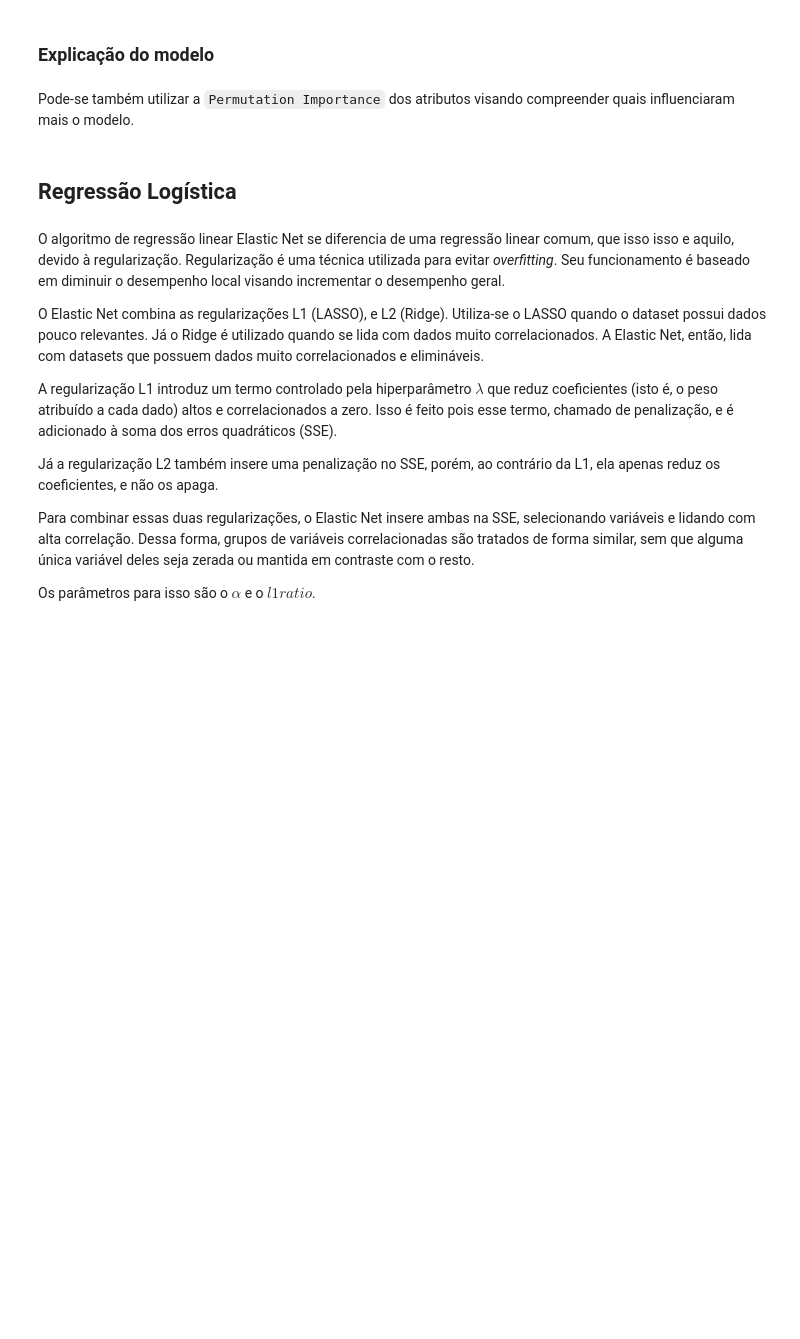
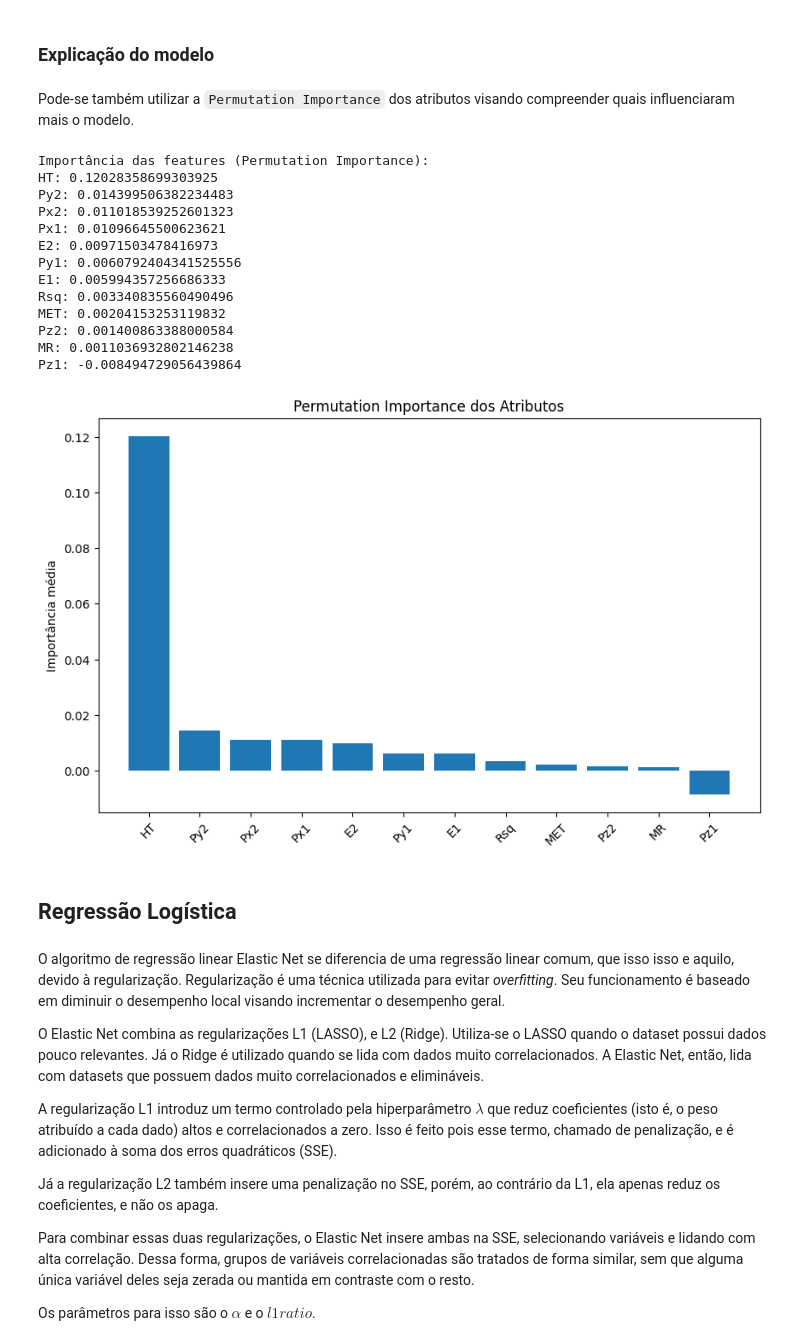
Before and after one commit to ComicDeath/Proton-Collision-Classifier, a Jupyter notebook: Proton-Collision-Classifier.ipynb, the cells around one changed output. Saved outputs shown, nothing was run; the diff lists cells and outputs as text; code cells hidden in the pictures; blank space fills up the shorter version.

```diff
--- a/Proton-Collision-Classifier.ipynb
+++ b/Proton-Collision-Classifier.ipynb
@@ -571,26 +558,42 @@ Pode-se também utilizar a `Permutation Importance` dos atributos visando compre
 # %%
 resultado_perm = permutation_importance(
     modelo_knn_pipeline,
     X_teste,
     y_teste,
-    n_repeats=30,
+    n_repeats=5,
     random_state=semente_aleatoria,
-    scoring="f1_weighted"
+    scoring="f1_weighted",
+    n_jobs=-1
 )
 
 importancia_atributos = resultado_perm.importances_mean
 indices = np.argsort(importancia_atributos)[::-1]
 
 print("Importância das features (Permutation Importance):")
 for i in indices:
     print(f"{atributos[i]}: {importancia_atributos[i]}")
 
 plt.figure(figsize=(10,6))
 plt.bar([atributos[i] for i in indices], importancia_atributos[indices])
 plt.xticks(rotation=45)
 plt.ylabel("Importância média")
 plt.title("Permutation Importance dos Atributos")
 plt.show()
+# %% [output]
+Importância das features (Permutation Importance):
+HT: 0.12028358699303925
+Py2: 0.014399506382234483
+Px2: 0.011018539252601323
+Px1: 0.01096645500623621
+E2: 0.00971503478416973
+Py1: 0.0060792404341525556
+E1: 0.005994357256686333
+Rsq: 0.003340835560490496
+MET: 0.00204153253119832
+Pz2: 0.001400863388000584
+MR: 0.0011036932802146238
+Pz1: -0.008494729056439864
+[figure, added]
 # %% [markdown]
 ## Regressão Logística
 # %% [markdown]
```
Also changed, not shown: parts of 27 cells of this notebook.
